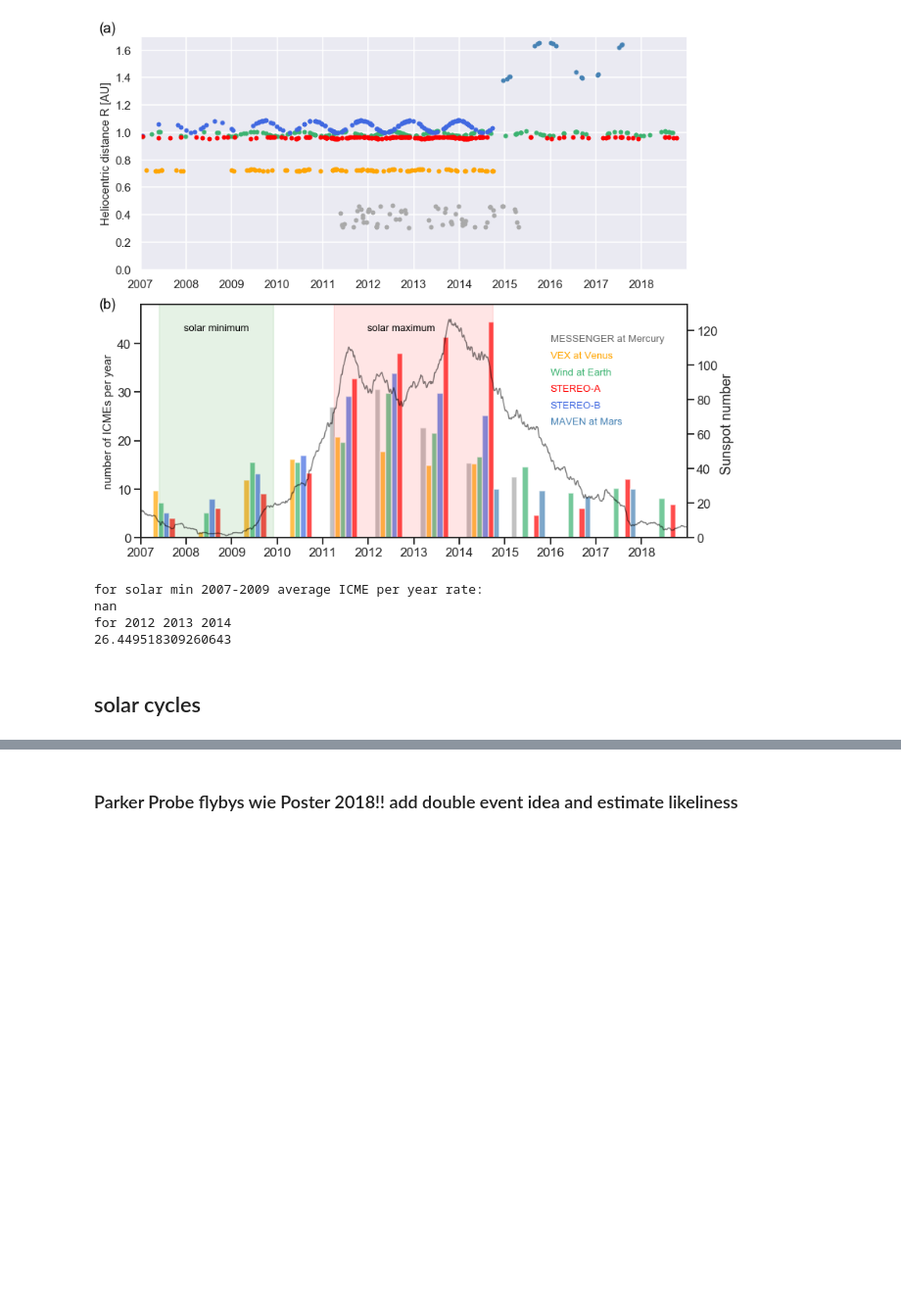
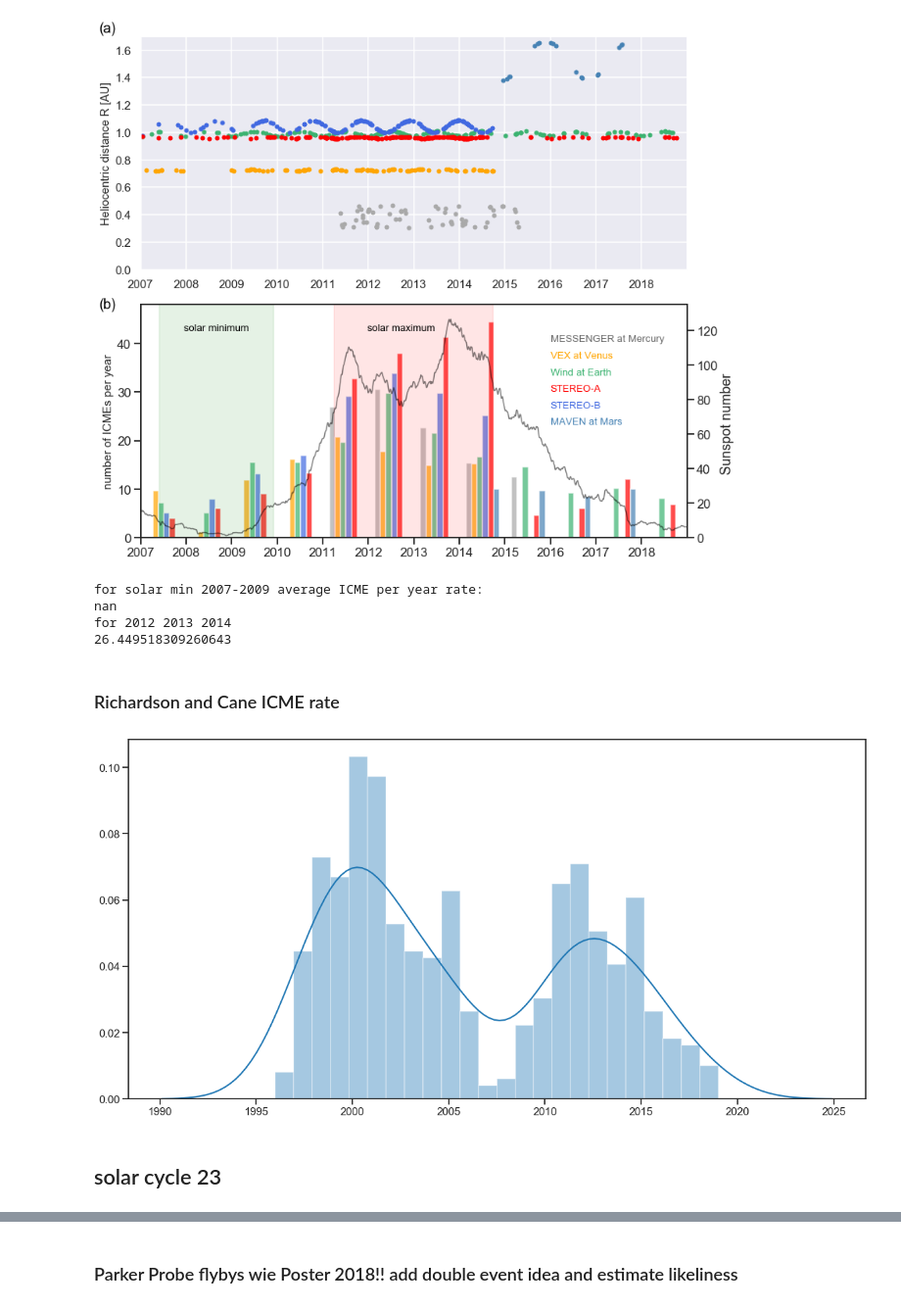
Before and after one commit to cmoestl/heliocats, a Jupyter notebook: cme_rate.ipynb, the cells around one changed output, grey strips where cells are left out. Shown at 98% size. Saved outputs shown, nothing was run; the diff lists cells and outputs as text; code cells hidden in the pictures; blank space fills up the shorter version.

```diff
--- a/cme_rate.ipynb
+++ b/cme_rate.ipynb
@@ -61,3 +65,16 @@ os.system('jupyter nbconvert --to script cme_statistics.ipynb')
 #matplotlib.use('Qt5Agg')
 #matplotlib.use('Agg')
 #warnings.filterwarnings('ignore') # some numpy mean-of-empty-slice runtime warnings
+
+
+########### make directories first time
+resdir='results'
+if os.path.isdir(resdir) == False: os.mkdir(resdir)
+
+datadir='data'
+if os.path.isdir(datadir) == False: os.mkdir(datadir)
+
+outputdirectory='results/plots_rate'
+if os.path.isdir(outputdirectory) == False: os.mkdir(outputdirectory)
+
+plt.rcParams["figure.figsize"] = (20,10)
@@ -695,8 +698,46 @@ for solar min 2007-2009 average ICME per year rate:
 nan
 for 2012 2013 2014
 26.449518309260643
+# %% [markdown]
+### Richardson and Cane ICME rate
+# %%
+#convert dataframe from richarsdon and cane list to numpy array
+r1=np.array(rc_df['Disturbance Y/M/D (UT) (a)'])
+
+
+def is_float(value):
+  try:
+    float(value)
+    return True
+  except:
+    return False
+
+#get ICME rate, go through all rows
+
+rc_year=np.zeros(len(r1))
+
+#go through all rows, extract string and check whether its a viable flot and non nan:
+for p in np.arange(0,len(r1)):
+    rc_yearstr=str(r1[p,0])
+    if is_float(rc_yearstr[0:4]):
+        if np.isfinite(float(rc_yearstr[0:4])):
+            rc_year[p]=float(rc_yearstr[0:4])
+
+rc_year.sort()
+rc_icme_per_year=np.trim_zeros(rc_year)
+#print(rc_year)
+sns.distplot(rc_icme_per_year,bins=24)
+#plt.plot(ssn.time,ssn.spot_mean_12)
+
+
+#get yearly ICME rate (use range to get correct numbers)
+rc_rate_values=np.histogram(rc_icme_per_year,bins=24,range=(1996,2020))[0]
+#cutoff 2020
+rc_rate_time=np.histogram(rc_icme_per_year,bins=24,range=(1996,2020))[1][0:-1]
+# %% [output]
+[figure, added]
 # %% [markdown]
-## solar cycles
+## solar cycle 23
 # %%
 from heliocats import stats as hs
 importlib.reload(hs) #reload again while debugging
```
Also changed, not shown: parts of 16 cells of this notebook, 2 other files.
